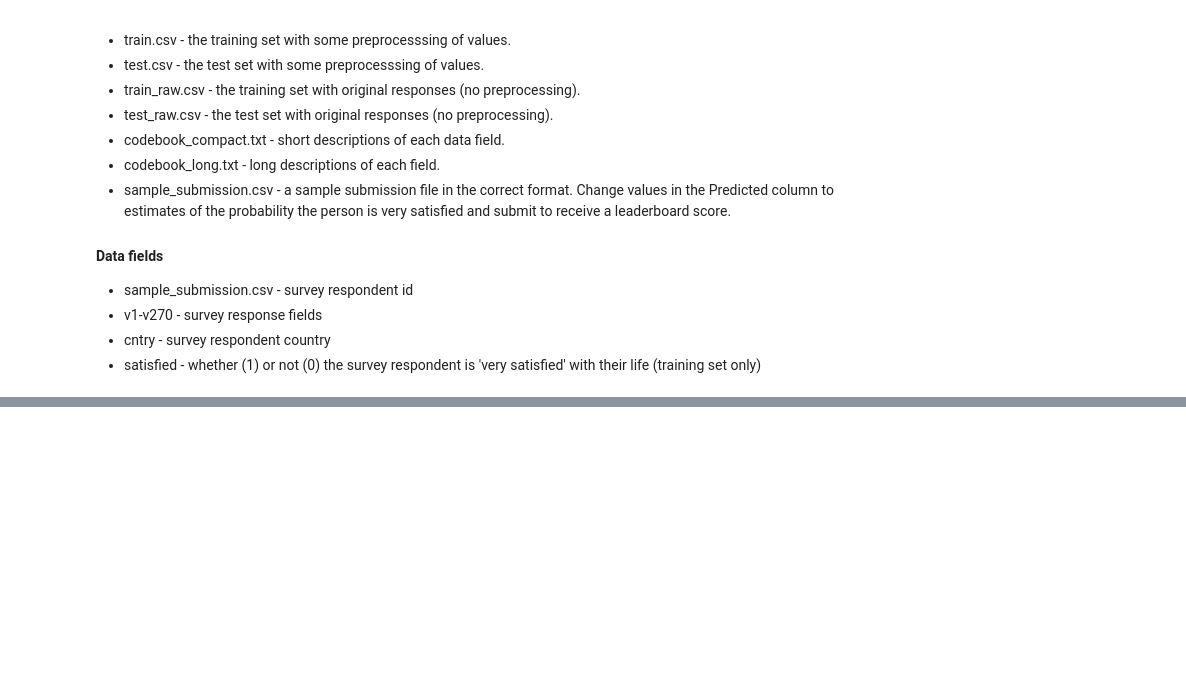
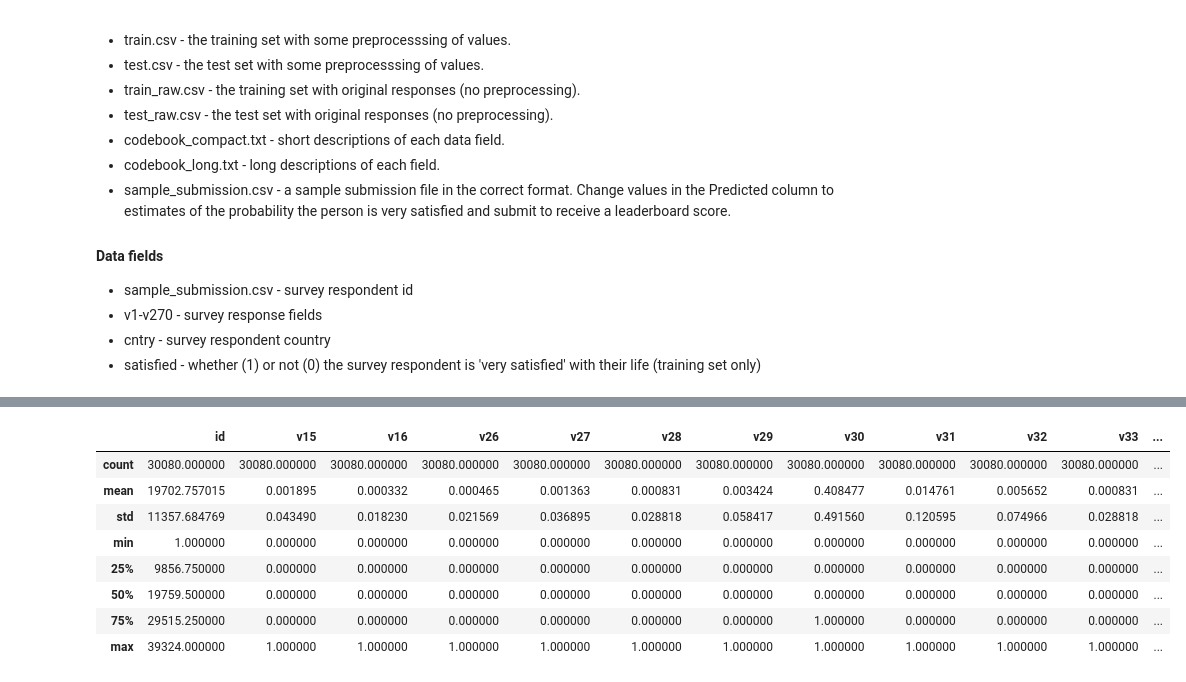
Before and after one commit to sabrina-tan/stat441-W20-project, a Jupyter notebook: 02-exploratory/EDA-Sabrina.ipynb, the cells around one changed output, grey strips where cells are left out. Saved outputs shown, nothing was run; the diff lists cells and outputs as text; code cells hidden in the pictures; blank space fills up the shorter version.

```diff
--- a/02-exploratory/EDA-Sabrina.ipynb
+++ b/02-exploratory/EDA-Sabrina.ipynb
@@ -42,0 +82,12 @@ test = pd.read_csv("../01-data/test.csv", low_memory = False)
+# %%
+train.describe()
+# %% [output]
+|  | id | v15 | v16 | v26 | v27 | v28 | v29 | v30 | v31 | v32 | v33 | ... |
+| count | 30080.000000 | 30080.000000 | 30080.000000 | 30080.000000 | 30080.000000 | 30080.000000 | 30080.000000 | 30080.000000 | 30080.000000 | 30080.000000 | 30080.000000 | ... |
+| mean | 19702.757015 | 0.001895 | 0.000332 | 0.000465 | 0.001363 | 0.000831 | 0.003424 | 0.408477 | 0.014761 | 0.005652 | 0.000831 | ... |
+| std | 11357.684769 | 0.043490 | 0.018230 | 0.021569 | 0.036895 | 0.028818 | 0.058417 | 0.491560 | 0.120595 | 0.074966 | 0.028818 | ... |
+| min | 1.000000 | 0.000000 | 0.000000 | 0.000000 | 0.000000 | 0.000000 | 0.000000 | 0.000000 | 0.000000 | 0.000000 | 0.000000 | ... |
+| 25% | 9856.750000 | 0.000000 | 0.000000 | 0.000000 | 0.000000 | 0.000000 | 0.000000 | 0.000000 | 0.000000 | 0.000000 | 0.000000 | ... |
+| 50% | 19759.500000 | 0.000000 | 0.000000 | 0.000000 | 0.000000 | 0.000000 | 0.000000 | 0.000000 | 0.000000 | 0.000000 | 0.000000 | ... |
+| 75% | 29515.250000 | 0.000000 | 0.000000 | 0.000000 | 0.000000 | 0.000000 | 0.000000 | 1.000000 | 0.000000 | 0.000000 | 0.000000 | ... |
+| max | 39324.000000 | 1.000000 | 1.000000 | 1.000000 | 1.000000 | 1.000000 | 1.000000 | 1.000000 | 1.000000 | 1.000000 | 1.000000 | ... |
```
Also changed, not shown: parts of 17 cells of this notebook, 1 other file.
